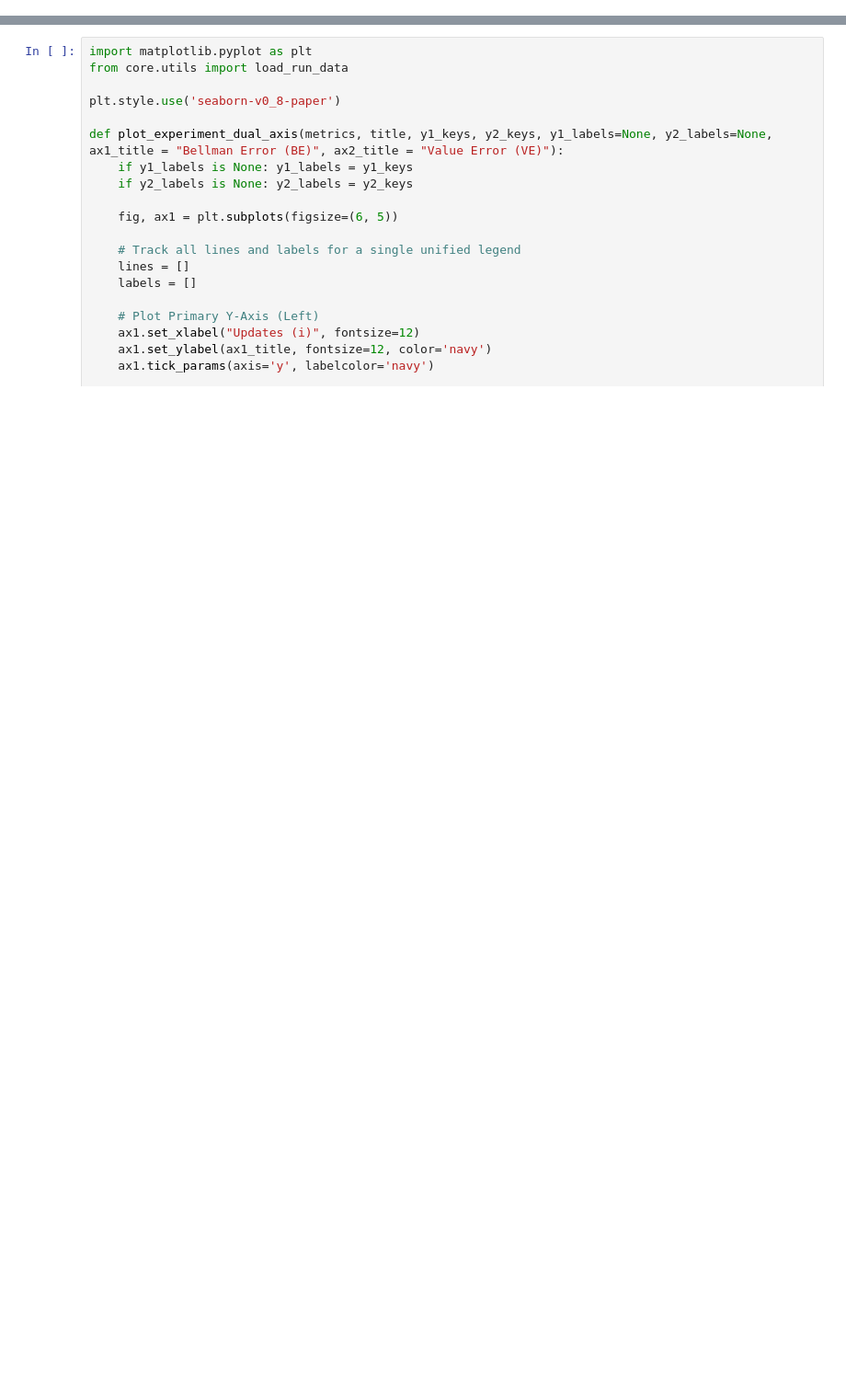
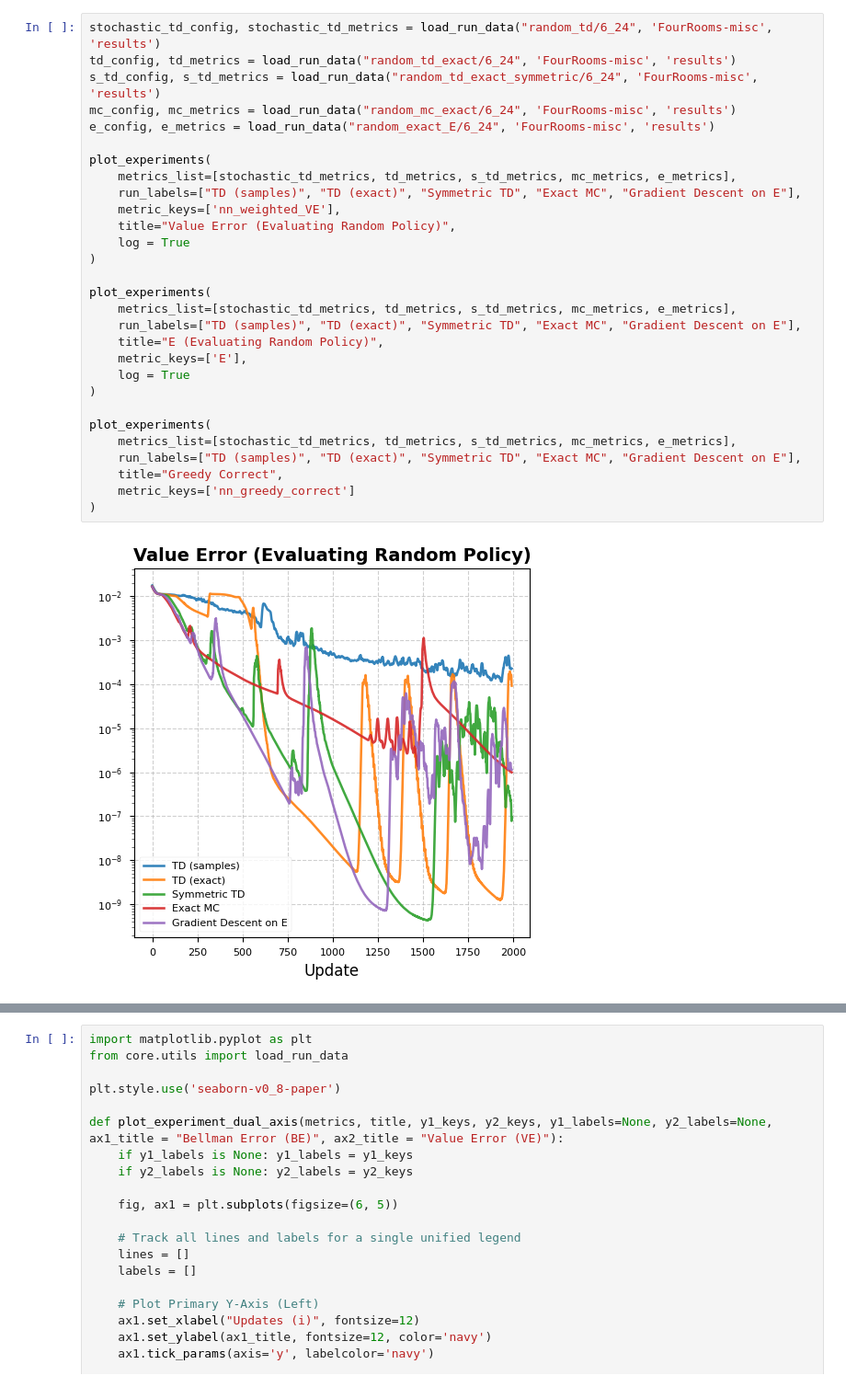
Before and after one commit to dillonmsandhu/bellman_error, a Jupyter notebook: notebooks/blog_post_3.ipynb, the cells around one changed output, grey strips where cells are left out. Shown at 92% size. Saved outputs shown, nothing was run; the diff lists cells and outputs as text; blank space fills up the shorter version.

```diff
--- a/blog_post.ipynb
+++ b/notebooks/blog_post_3.ipynb
@@ -34,0 +46,31 @@ plot_experiment(td_metrics,
+# %%
+stochastic_td_config, stochastic_td_metrics = load_run_data("random_td/6_24", 'FourRooms-misc', 'results')
+td_config, td_metrics = load_run_data("random_td_exact/6_24", 'FourRooms-misc', 'results')
+s_td_config, s_td_metrics = load_run_data("random_td_exact_symmetric/6_24", 'FourRooms-misc', 'results')
+mc_config, mc_metrics = load_run_data("random_mc_exact/6_24", 'FourRooms-misc', 'results')
+e_config, e_metrics = load_run_data("random_exact_E/6_24", 'FourRooms-misc', 'results')
+
+plot_experiments(
+    metrics_list=[stochastic_td_metrics, td_metrics, s_td_metrics, mc_metrics, e_metrics],
+    run_labels=["TD (samples)", "TD (exact)", "Symmetric TD", "Exact MC", "Gradient Descent on E"],
+    metric_keys=['nn_weighted_VE'],
+    title="Value Error (Evaluating Random Policy)",
+    log = True
+)
+
+plot_experiments(
+    metrics_list=[stochastic_td_metrics, td_metrics, s_td_metrics, mc_metrics, e_metrics],
+    run_labels=["TD (samples)", "TD (exact)", "Symmetric TD", "Exact MC", "Gradient Descent on E"],
+    title="E (Evaluating Random Policy)",
+    metric_keys=['E'],
+    log = True
+)
+
+plot_experiments(
+    metrics_list=[stochastic_td_metrics, td_metrics, s_td_metrics, mc_metrics, e_metrics],
+    run_labels=["TD (samples)", "TD (exact)", "Symmetric TD", "Exact MC", "Gradient Descent on E"],
+    title="Greedy Correct",
+    metric_keys=['nn_greedy_correct']
+)
+# %% [output]
+[figure, added]
```
Also changed, not shown: parts of 7 cells of this notebook, 17 other files.
